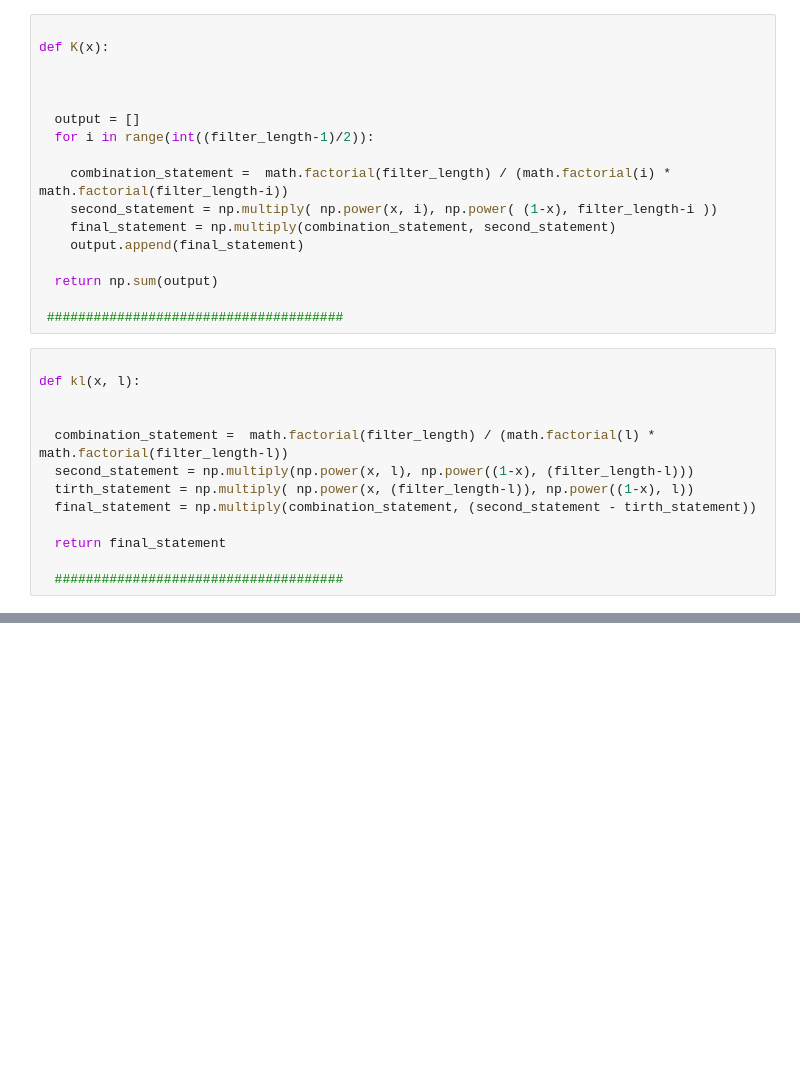
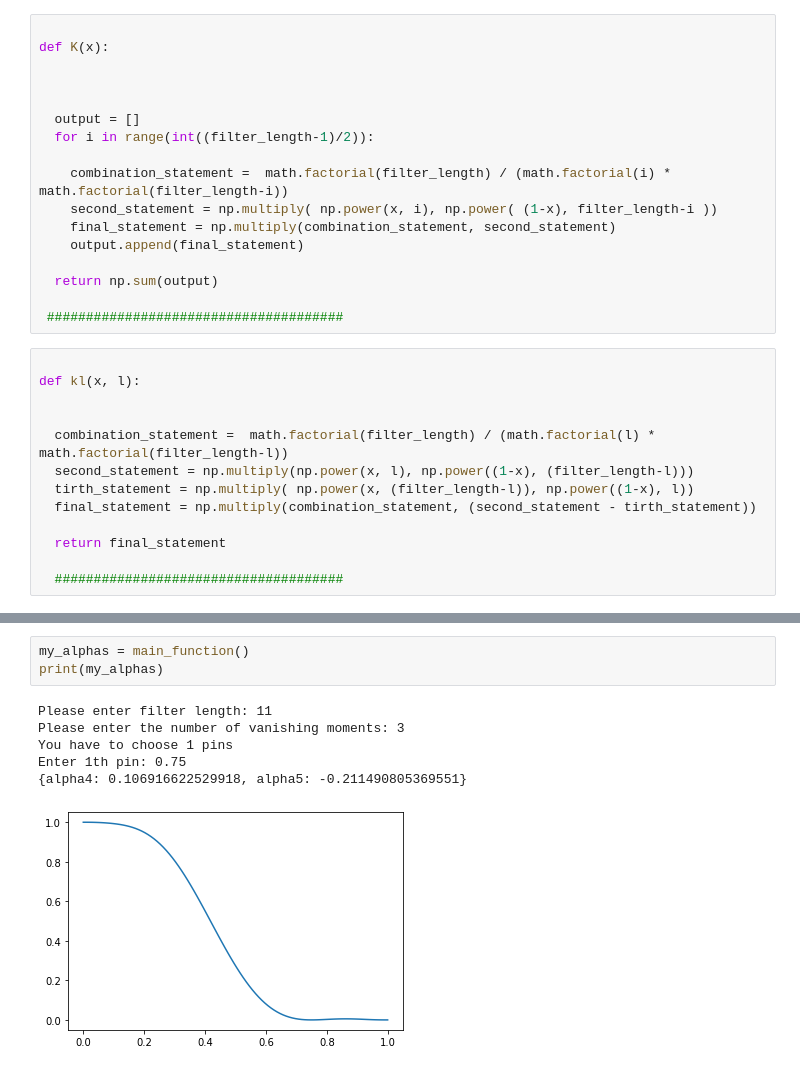
Before and after one commit to alirezash97/-Time-frequency-analysis-course, a Jupyter notebook: TayPaper/Tay2005.ipynb, the cells around one changed output, grey strips where cells are left out. Saved outputs shown, nothing was run; the diff lists cells and outputs as text; blank space fills up the shorter version.

```diff
--- a/TayPaper/Tay2005.ipynb
+++ b/TayPaper/Tay2005.ipynb
@@ -155,0 +135,10 @@ Enter 2th pin: 0.9
+# %%
+my_alphas = main_function()
+print(my_alphas)
+# %% [output]
+Please enter filter length: 11
+Please enter the number of vanishing moments: 3
+You have to choose 1 pins
+Enter 1th pin: 0.75
+{alpha4: 0.106916622529918, alpha5: -0.211490805369551}
+[figure, added]
```
Also changed, not shown: parts of 8 cells of this notebook.
